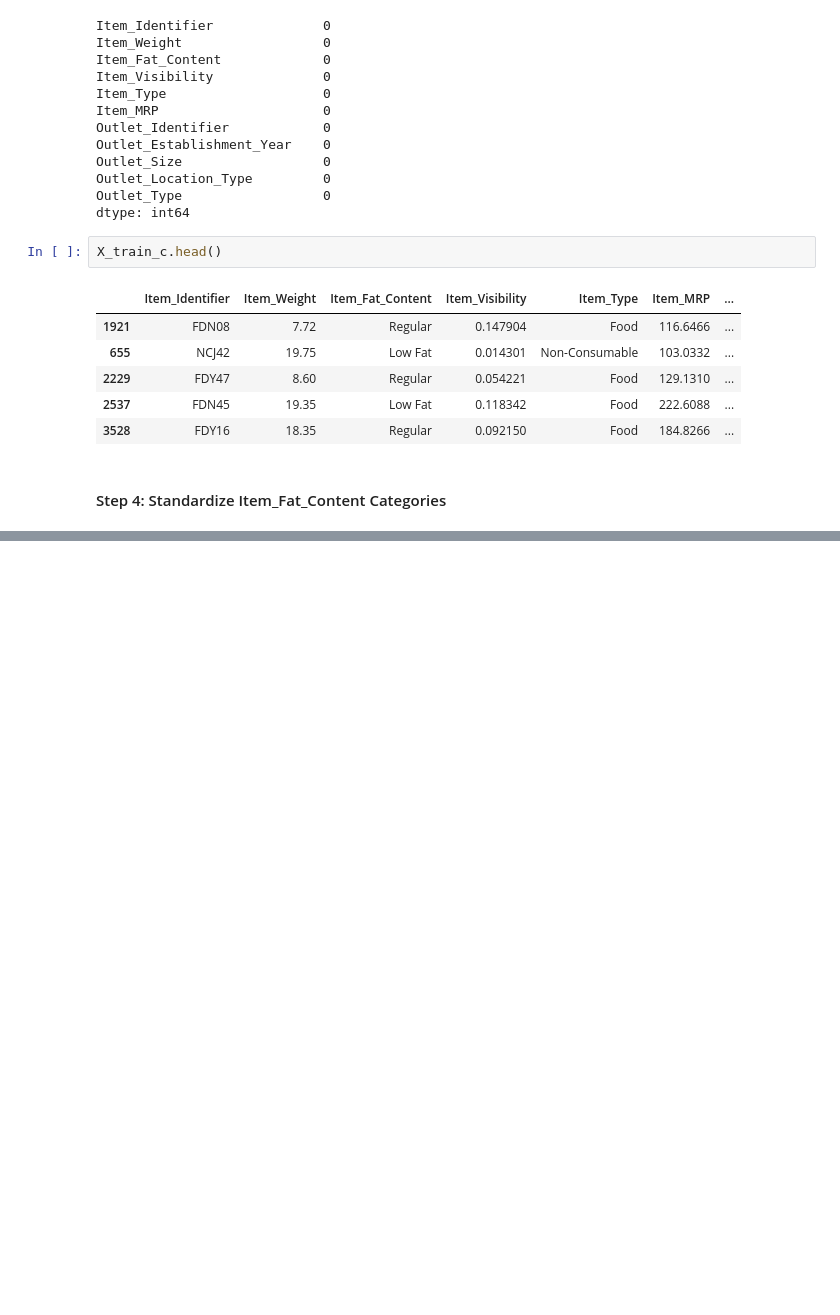
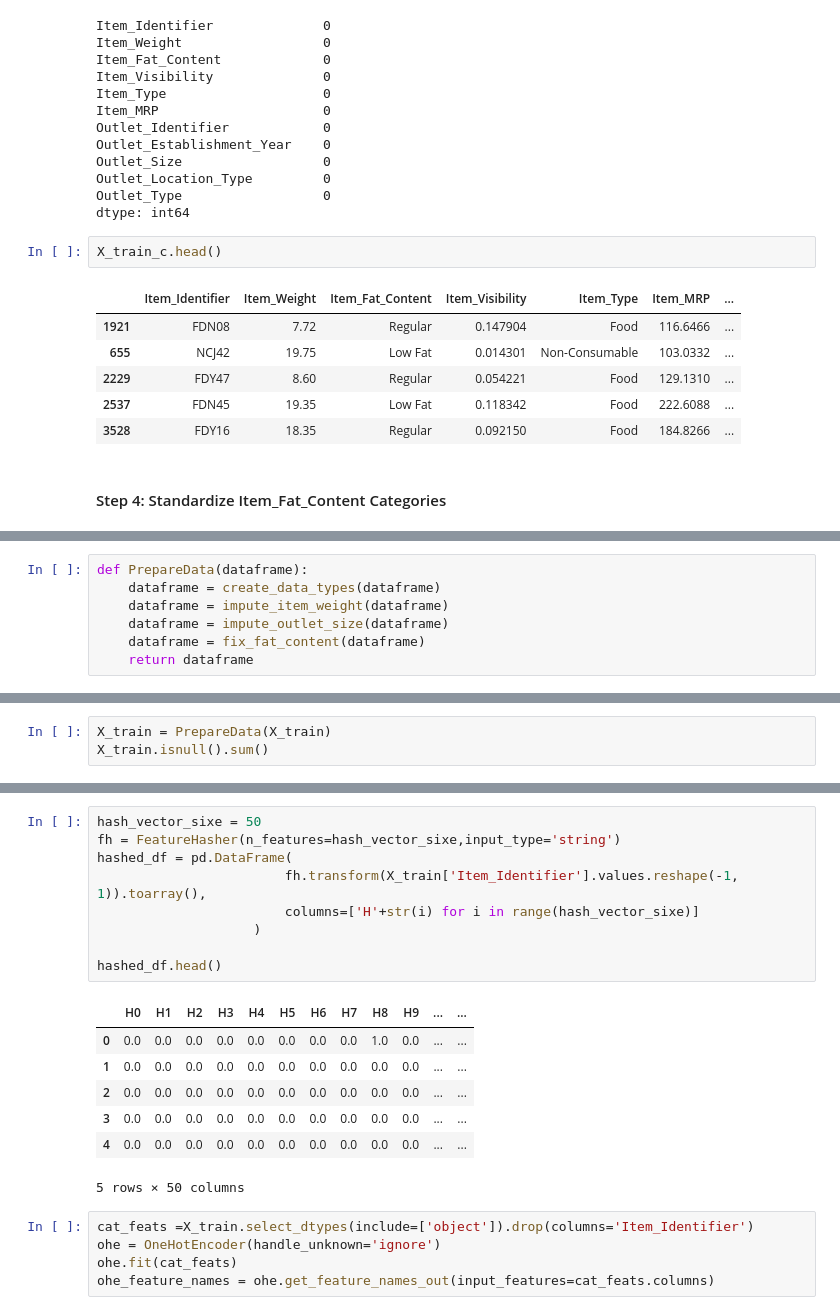
Before and after one commit to Debasish6/ML-Basics, a Jupyter notebook: Sales Prediction/Sales_Froecasting2.ipynb, the cells around one changed output, grey strips where cells are left out. Cells and saved outputs as stored; diff of their text form; blank space fills up the shorter version.

```diff
--- a/Sales Prediction/Sales_Froecasting2.ipynb
+++ b/Sales Prediction/Sales_Froecasting2.ipynb
@@ -517,0 +595,7 @@ X_train_c.head()
+# %%
+def PrepareData(dataframe):
+    dataframe = create_data_types(dataframe)
+    dataframe = impute_item_weight(dataframe)
+    dataframe = impute_outlet_size(dataframe)
+    dataframe = fix_fat_content(dataframe)
+    return dataframe
@@ -517,0 +617,3 @@ X_train_c.head()
+# %%
+X_train = PrepareData(X_train)
+X_train.isnull().sum()
@@ -517,0 +1052,22 @@ X_train_c.head()
+# %%
+hash_vector_sixe = 50
+fh = FeatureHasher(n_features=hash_vector_sixe,input_type='string')
+hashed_df = pd.DataFrame(
+                        fh.transform(X_train['Item_Identifier'].values.reshape(-1, 1)).toarray(),
+                        columns=['H'+str(i) for i in range(hash_vector_sixe)]
+                    )
+
+hashed_df.head()
+# %% [output]
+|  | H0 | H1 | H2 | H3 | H4 | H5 | H6 | H7 | H8 | H9 | ... | ... |
+| 0 | 0.0 | 0.0 | 0.0 | 0.0 | 0.0 | 0.0 | 0.0 | 0.0 | 1.0 | 0.0 | ... | ... |
+| 1 | 0.0 | 0.0 | 0.0 | 0.0 | 0.0 | 0.0 | 0.0 | 0.0 | 0.0 | 0.0 | ... | ... |
+| 2 | 0.0 | 0.0 | 0.0 | 0.0 | 0.0 | 0.0 | 0.0 | 0.0 | 0.0 | 0.0 | ... | ... |
+| 3 | 0.0 | 0.0 | 0.0 | 0.0 | 0.0 | 0.0 | 0.0 | 0.0 | 0.0 | 0.0 | ... | ... |
+| 4 | 0.0 | 0.0 | 0.0 | 0.0 | 0.0 | 0.0 | 0.0 | 0.0 | 0.0 | 0.0 | ... | ... |
+5 rows × 50 columns
+# %%
+cat_feats =X_train.select_dtypes(include=['object']).drop(columns='Item_Identifier')
+ohe = OneHotEncoder(handle_unknown='ignore')
+ohe.fit(cat_feats)
+ohe_feature_names = ohe.get_feature_names_out(input_features=cat_feats.columns)
```
Also changed, not shown: parts of 62 cells of this notebook.
